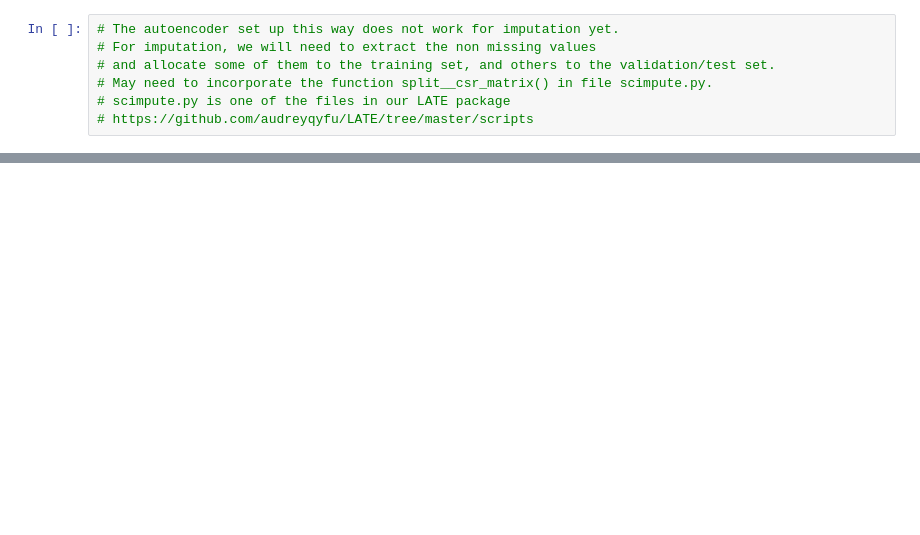
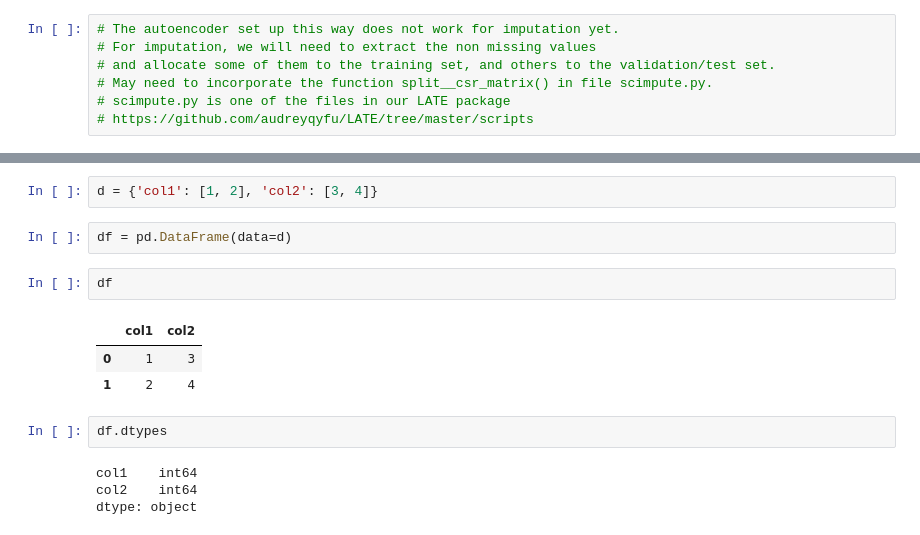
Before and after one commit to audreyqyfu/test1, a Jupyter notebook: autoencoder_drugs.ipynb, the cells around one changed output, grey strips where cells are left out. Saved outputs shown, nothing was run; the diff lists cells and outputs as text; blank space fills up the shorter version.

```diff
--- a/autoencoder_drugs.ipynb
+++ b/autoencoder_drugs.ipynb
@@ -200,0 +353,16 @@ Epoch 1000/1000
+# %%
+d = {'col1': [1, 2], 'col2': [3, 4]}
+# %%
+df = pd.DataFrame(data=d)
+# %%
+df
+# %% [output]
+|  | col1 | col2 |
+| 0 | 1 | 3 |
+| 1 | 2 | 4 |
+# %%
+df.dtypes
+# %% [output]
+col1    int64
+col2    int64
+dtype: object
```
Also changed, not shown: parts of 12 cells of this notebook.
